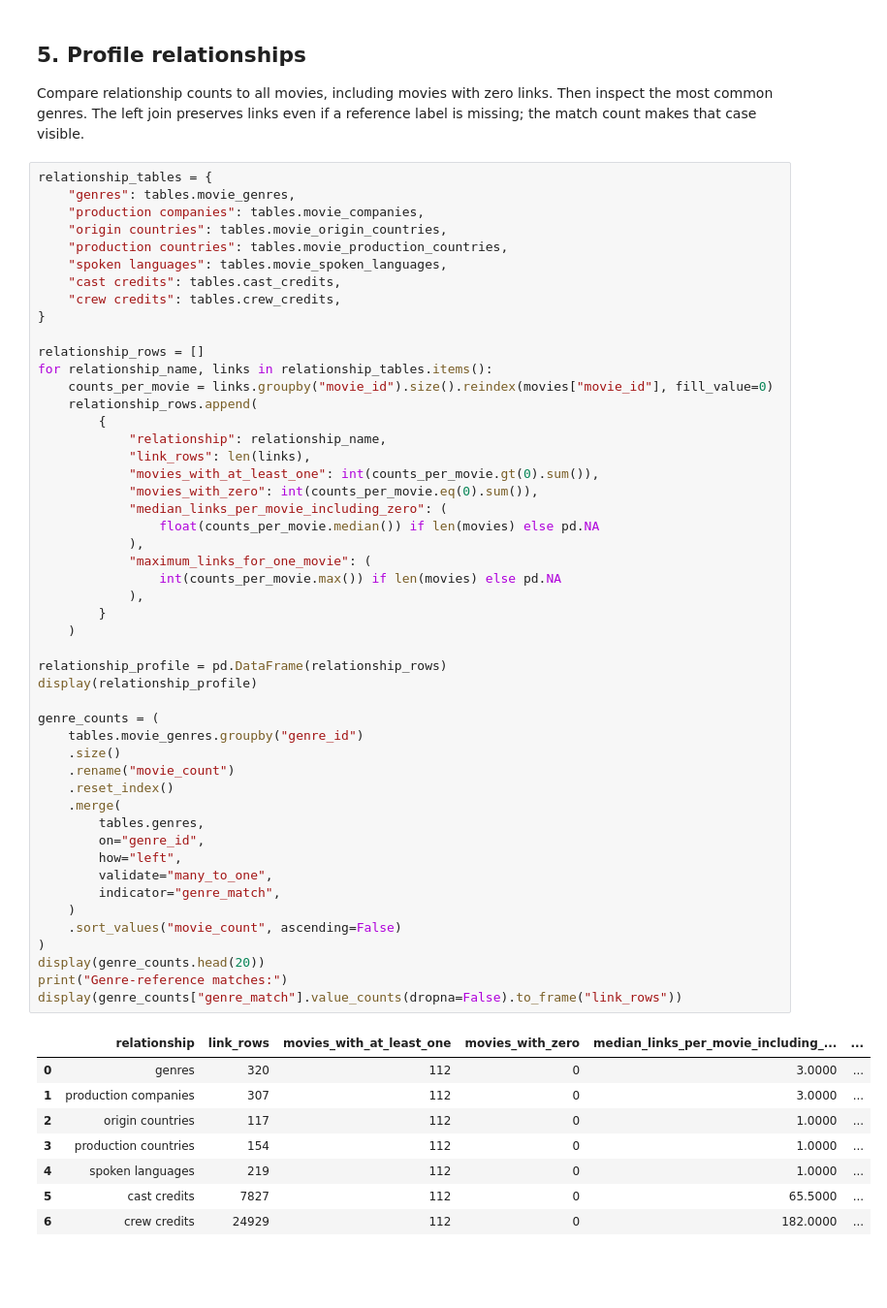
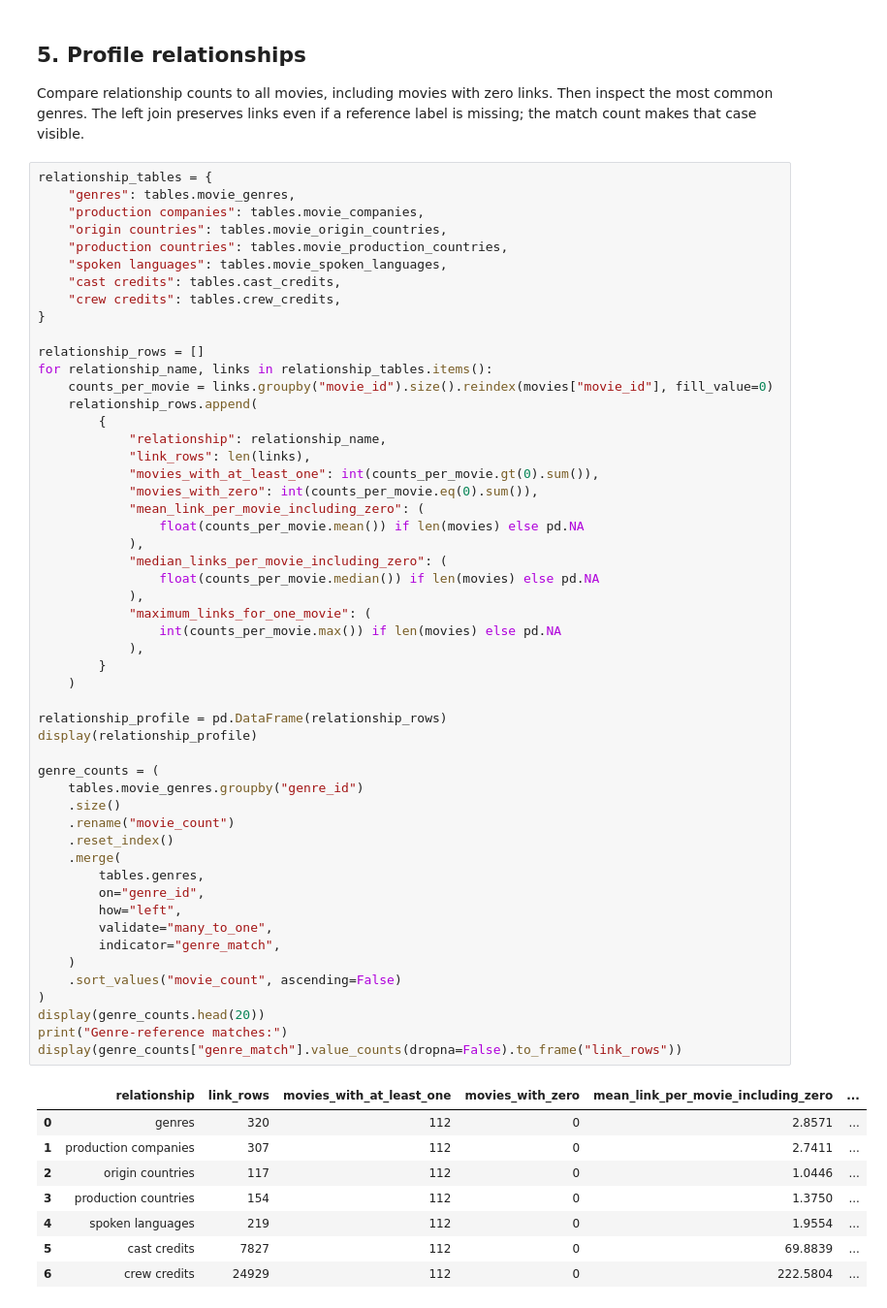
Before and after one commit to ishola-amalitech/streamvault, a Jupyter notebook: notebooks/03_eda_movie_data.ipynb, the cells around one changed output. Shown at 97% size. Saved outputs shown, nothing was run; the diff lists cells and outputs as text; blank space fills up the shorter version.

Commit message:
Refactor EDA notebook to include mean links per movie; add new recommendation notebook for franchise analysis

```diff
--- a/notebooks/03_eda_movie_data.ipynb
+++ b/notebooks/03_eda_movie_data.ipynb
@@ -1078,44 +1078,47 @@ for relationship_name, links in relationship_tables.items():
             "link_rows": len(links),
             "movies_with_at_least_one": int(counts_per_movie.gt(0).sum()),
             "movies_with_zero": int(counts_per_movie.eq(0).sum()),
+            "mean_link_per_movie_including_zero": (
+                float(counts_per_movie.mean()) if len(movies) else pd.NA
+            ),
             "median_links_per_movie_including_zero": (
                 float(counts_per_movie.median()) if len(movies) else pd.NA
             ),
             "maximum_links_for_one_movie": (
                 int(counts_per_movie.max()) if len(movies) else pd.NA
             ),
         }
     )
 
 relationship_profile = pd.DataFrame(relationship_rows)
 display(relationship_profile)
 
 genre_counts = (
     tables.movie_genres.groupby("genre_id")
     .size()
     .rename("movie_count")
     .reset_index()
     .merge(
         tables.genres,
         on="genre_id",
         how="left",
         validate="many_to_one",
         indicator="genre_match",
     )
     .sort_values("movie_count", ascending=False)
 )
 display(genre_counts.head(20))
 print("Genre-reference matches:")
 display(genre_counts["genre_match"].value_counts(dropna=False).to_frame("link_rows"))
 # %% [output]
-|  | relationship | link_rows | movies_with_at_least_one | movies_with_zero | median_links_per_movie_including_... | ... |
-| 0 | genres | 320 | 112 | 0 | 3.0000 | ... |
-| 1 | production companies | 307 | 112 | 0 | 3.0000 | ... |
-| 2 | origin countries | 117 | 112 | 0 | 1.0000 | ... |
-| 3 | production countries | 154 | 112 | 0 | 1.0000 | ... |
-| 4 | spoken languages | 219 | 112 | 0 | 1.0000 | ... |
-| 5 | cast credits | 7827 | 112 | 0 | 65.5000 | ... |
-| 6 | crew credits | 24929 | 112 | 0 | 182.0000 | ... |
+|  | relationship | link_rows | movies_with_at_least_one | movies_with_zero | mean_link_per_movie_including_zero | ... |
+| 0 | genres | 320 | 112 | 0 | 2.8571 | ... |
+| 1 | production companies | 307 | 112 | 0 | 2.7411 | ... |
+| 2 | origin countries | 117 | 112 | 0 | 1.0446 | ... |
+| 3 | production countries | 154 | 112 | 0 | 1.3750 | ... |
+| 4 | spoken languages | 219 | 112 | 0 | 1.9554 | ... |
+| 5 | cast credits | 7827 | 112 | 0 | 69.8839 | ... |
+| 6 | crew credits | 24929 | 112 | 0 | 222.5804 | ... |
 |  | genre_id | movie_count | genre_name | genre_match |
 | 5 | 28 | 61 | Action | both |
 | 0 | 12 | 60 | Adventure | both |
```
Also changed, not shown: 1 other file.
